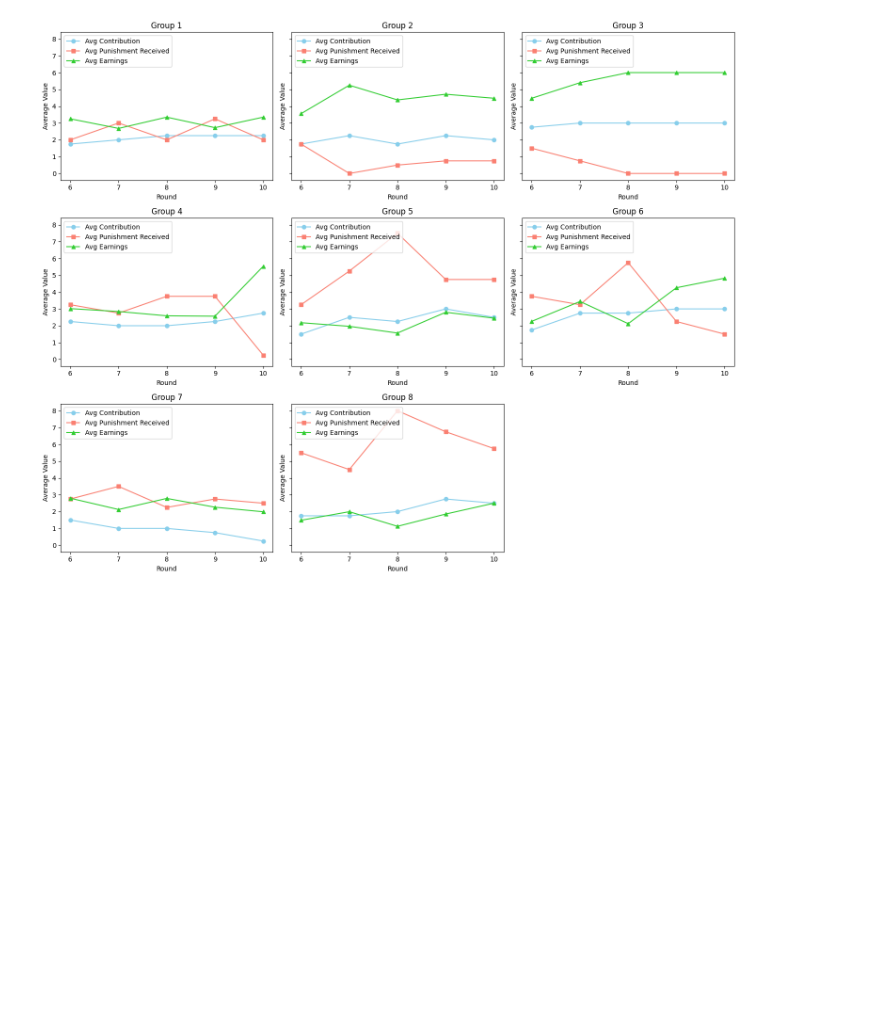
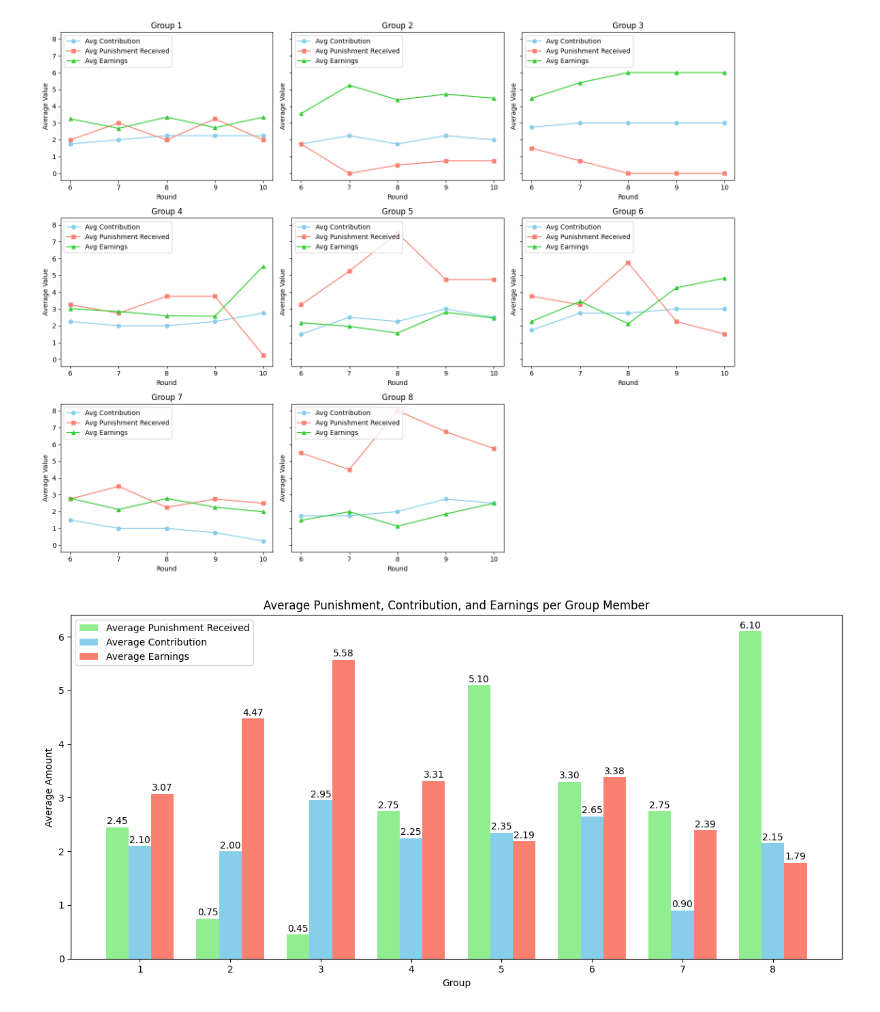
Before and after one commit to oak50/Voluntary-Contributions, a Jupyter notebook: EDA.ipynb, the cells around one changed output. Saved outputs shown, nothing was run; the diff lists cells and outputs as text; code cells hidden in the pictures; blank space fills up the shorter version.

```diff
--- a/EDA.ipynb
+++ b/EDA.ipynb
@@ -410,3 +411,103 @@ plt.tight_layout()
 plt.show()
 # %% [output]
 [figure]
+# %%
+import pandas as pd
+import matplotlib.pyplot as plt
+
+# Load your data
+df = pd.read_csv("/workspace/Voluntary-Contributions/test_2.csv")
+
+# Calculate the averages for each group
+group_stats = df.groupby('Group').agg({
+    'Contribution': 'mean',
+    'Punishment Received': 'mean',
+    'Earnings': 'mean'
+}).reset_index()
+
+# Rename the columns for clarity
+group_stats.rename(columns={
+    'Contribution': 'avg_contribution',
+    'Punishment Received': 'avg_punishment_received',
+    'Earnings': 'avg_earnings'
+}, inplace=True)
+
+# Set up the bar graph with group names on the x-axis and three sets of bars
+plt.figure(figsize=(12, 6))
+
+# Width for each bar group
+bar_width = 0.25
+
+# X-axis locations for each group
+group_indices = range(len(group_stats))
+
+# Plot bars for average punishment received
+punishment_bars = plt.bar(
+    [x - bar_width for x in group_indices],
+    group_stats['avg_punishment_received'],
+    width=bar_width,
+    label='Average Punishment Received',
+    color='lightgreen'
+)
+
+# Plot bars for average contribution
+contrib_bars = plt.bar(
+    group_indices,
+    group_stats['avg_contribution'],
+    width=bar_width,
+    label='Average Contribution',
+    color='skyblue'
+)
+
+# Plot bars for average earnings
+earnings_bars = plt.bar(
+    [x + bar_width for x in group_indices],
+    group_stats['avg_earnings'],
+    width=bar_width,
+    label='Average Earnings',
+    color='salmon'
+)
+
+# Adding labels and title
+plt.xlabel('Group')
+plt.ylabel('Average Amount')
+plt.title('Average Punishment, Contribution, and Earnings per Group Member')
+plt.xticks(group_indices, group_stats['Group'])  # Set x-ticks to group names
+plt.legend()
+
+# Adding data labels on top of each bar
+for bar in punishment_bars:
+    plt.text(
+        bar.get_x() + bar.get_width() / 2,
+        bar.get_height() + 0.02,  # Offset label a bit above the bar
+        f'{bar.get_height():.2f}',
+        ha='center',
+        va='bottom',
+        fontsize=10
+    )
+
+for bar in contrib_bars:
+    plt.text(
+        bar.get_x() + bar.get_width() / 2,
+        bar.get_height() + 0.02,  # Offset label a bit above the bar
+        f'{bar.get_height():.2f}',
+        ha='center',
+        va='bottom',
+        fontsize=10
+    )
+
+for bar in earnings_bars:
+    plt.text(
+        bar.get_x() + bar.get_width() / 2,
+        bar.get_height() + 0.02,  # Offset label a bit above the bar
+        f'{bar.get_height():.2f}',
+        ha='center',
+        va='bottom',
+        fontsize=10
+    )
+
+# Display the plot
+plt.tight_layout()  # Adjust layout for better spacing
+plt.show()
+# %% [output]
+[figure, added]
```
Also changed, not shown: parts of 4 cells of this notebook.
